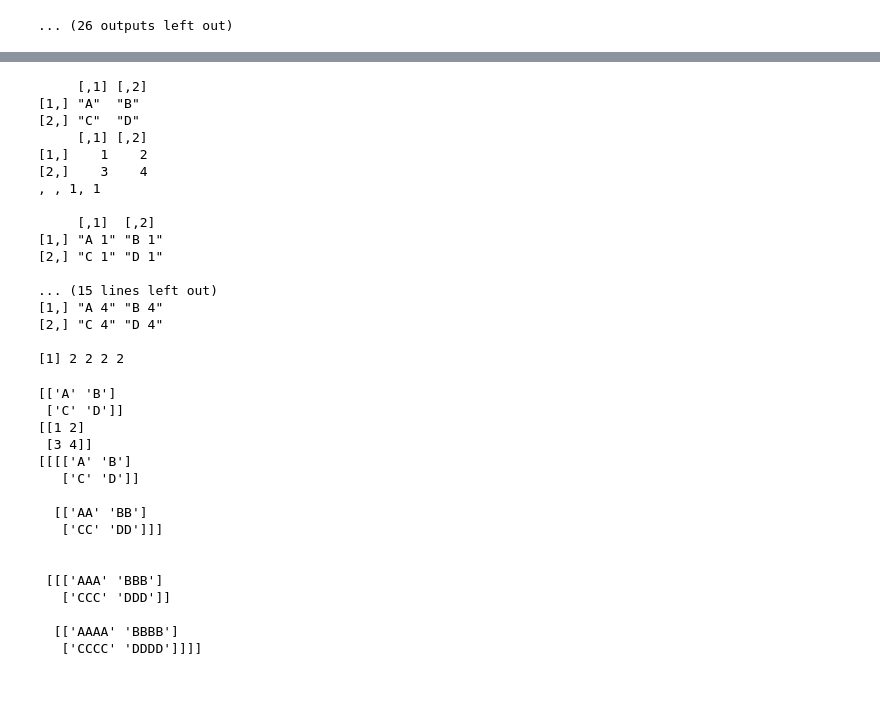
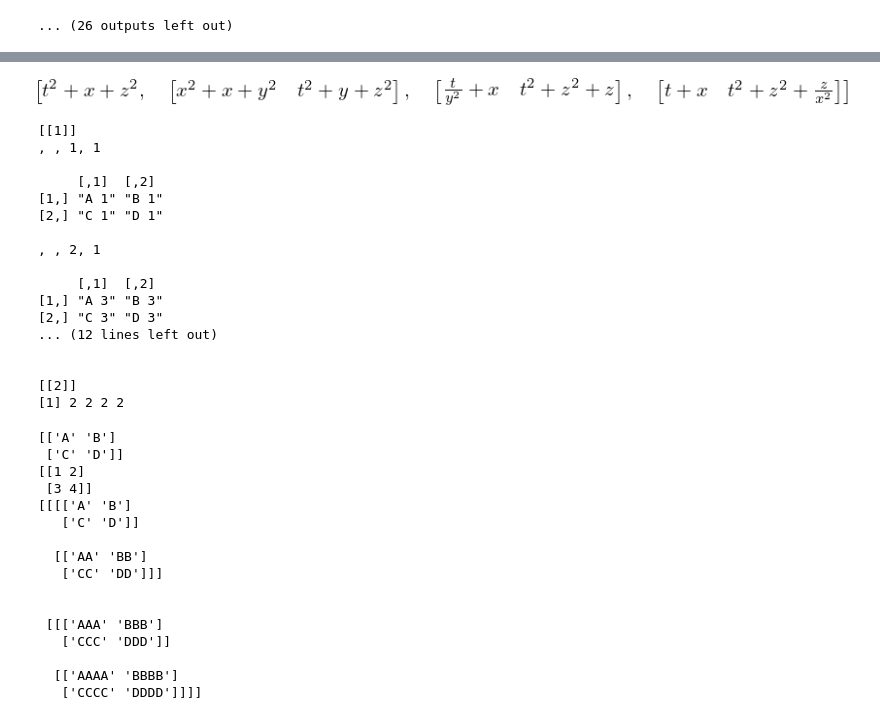
Before and after one commit to OlgaBelitskaya/linear_algebra_practice, a Jupyter notebook: work1_14.ipynb, the cells around one changed output, grey strips where cells are left out. Cells and saved outputs as stored; diff of their text form; code cells hidden in the pictures; blank space fills up the shorter version.

```diff
--- a/work1_14.ipynb
+++ b/work1_14.ipynb
@@ -299,26 +304,28 @@ $$\left ( \left[\begin{matrix}\left[\begin{matrix}x & y\\z & t\end{matrix}\right
+# %%
+d2 = [(0, 1, 2), (0, 1), (0, 2), (1, 2)]
+SBC = [sympy.tensorcontraction(SB, d2[i]) for i in [0..3]]; SBC
+# %% [output]
+[figure, added]
 # %%
 %%r
-G <- t(array(LETTERS[1:8],c(2,2)))
-H <- t(array(c(1:4),c(2,2)))
-GH <- outer(G, H, FUN=paste)
-G; H; GH; dim(GH)
+GH <- outer(G, H, FUN=paste); list(GH, dim(GH))
 # %% [output]
-     [,1] [,2]
-[1,] "A"  "B"
-[2,] "C"  "D"
-     [,1] [,2]
-[1,]    1    2
-[2,]    3    4
+[[1]]
 , , 1, 1
 
      [,1]  [,2]
 [1,] "A 1" "B 1"
 [2,] "C 1" "D 1"
 
-... (15 lines left out)
-[1,] "A 4" "B 4"
-[2,] "C 4" "D 4"
+, , 2, 1
 
+     [,1]  [,2]
+[1,] "A 3" "B 3"
+[2,] "C 3" "D 3"
+... (12 lines left out)
+
+
+[[2]]
 [1] 2 2 2 2
 # %%
 G = numpy.array(['A','B','C','D'], dtype=object).reshape(2,2)
```
Also changed, not shown: parts of 5 cells of this notebook.
